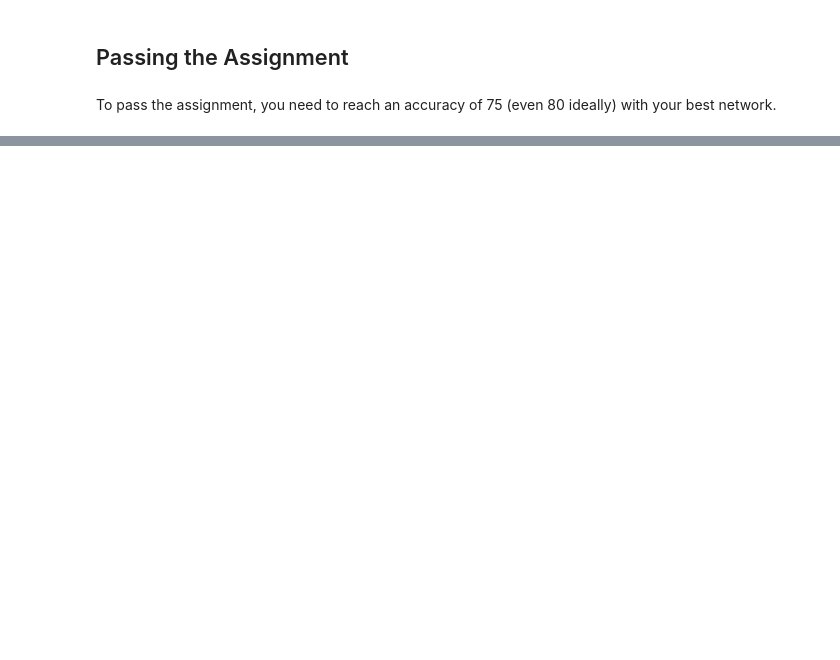
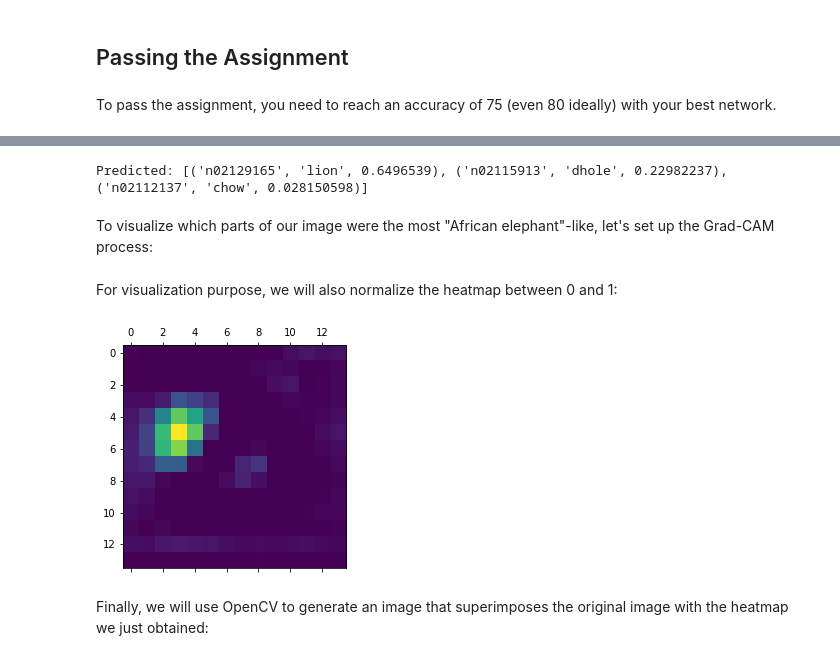
Before and after one commit to Bensrhin/Applied-Machine-Learning, a Jupyter notebook: CNN/cnn.ipynb, the cells around one changed output, grey strips where cells are left out. Cells and saved outputs as stored; diff of their text form; code cells hidden in the pictures; blank space fills up the shorter version.

```diff
--- a/CNN/cnn.ipynb
+++ b/CNN/cnn.ipynb
@@ -990,0 +971,51 @@ You will submit this report through Canvas.
+# %%
+preds = model.predict(x)
+print('Predicted:', decode_predictions(preds, top=3)[0])
+# %% [output]
+Predicted: [('n02129165', 'lion', 0.6496539), ('n02115913', 'dhole', 0.22982237), ('n02112137', 'chow', 0.028150598)]
+# %% [markdown]
+To visualize which parts of our image were the most "African elephant"-like, let's set up the Grad-CAM process:
+# %%
+# This is the "african elephant" entry in the prediction vector
+african_elephant_output = model.output[:, np.argmax(preds[0])]
+
+# The is the output feature map of the `block5_conv3` layer,
+# the last convolutional layer in VGG16
+last_conv_layer = model.get_layer('block5_conv3')
+
+# This function allows us to access the values of the quantities we just defined:
+# `pooled_grads` and the output feature map of `block5_conv3`,
+# given a sample image
+feature_extractor = tf.keras.models.Model(model.inputs, [last_conv_layer.output, model.output])
+
+# This is the gradient of the "african elephant" class with regard to
+# the output feature map of `block5_conv3`
+with tf.GradientTape() as tape:
+    conv_layer_output_value, predictions = feature_extractor(x)
+    loss = predictions[:, np.argmax(preds[0])]
+grads = tape.gradient(loss, conv_layer_output_value)
+
+pooled_grads = K.mean(grads, axis=(0, 1, 2))
+
+# We multiply each channel in the feature map array
+# by "how important this channel is" with regard to the elephant class
+#for i in range(512):
+#    conv_layer_output_value[:, :, i] *= pooled_grads_value[i]
+conv_layer_output_value = tf.multiply(pooled_grads, conv_layer_output_value[0])
+
+# The channel-wise mean of the resulting feature map
+# is our heatmap of class activation
+heatmap = np.mean(conv_layer_output_value, axis=-1)
+# %% [markdown]
+For visualization purpose, we will also normalize the heatmap between 0 and 1:
+# %%
+import matplotlib.pyplot as plt
+heatmap = np.maximum(heatmap, 0)
+heatmap /= np.max(heatmap)
+plt.matshow(heatmap)
+plt.savefig('heatmap_lion.png')
+plt.show()
+# %% [output]
+[figure, added]
+# %% [markdown]
+Finally, we will use OpenCV to generate an image that superimposes the original image with the heatmap we just obtained:
```
Also changed, not shown: parts of 60 cells of this notebook.
